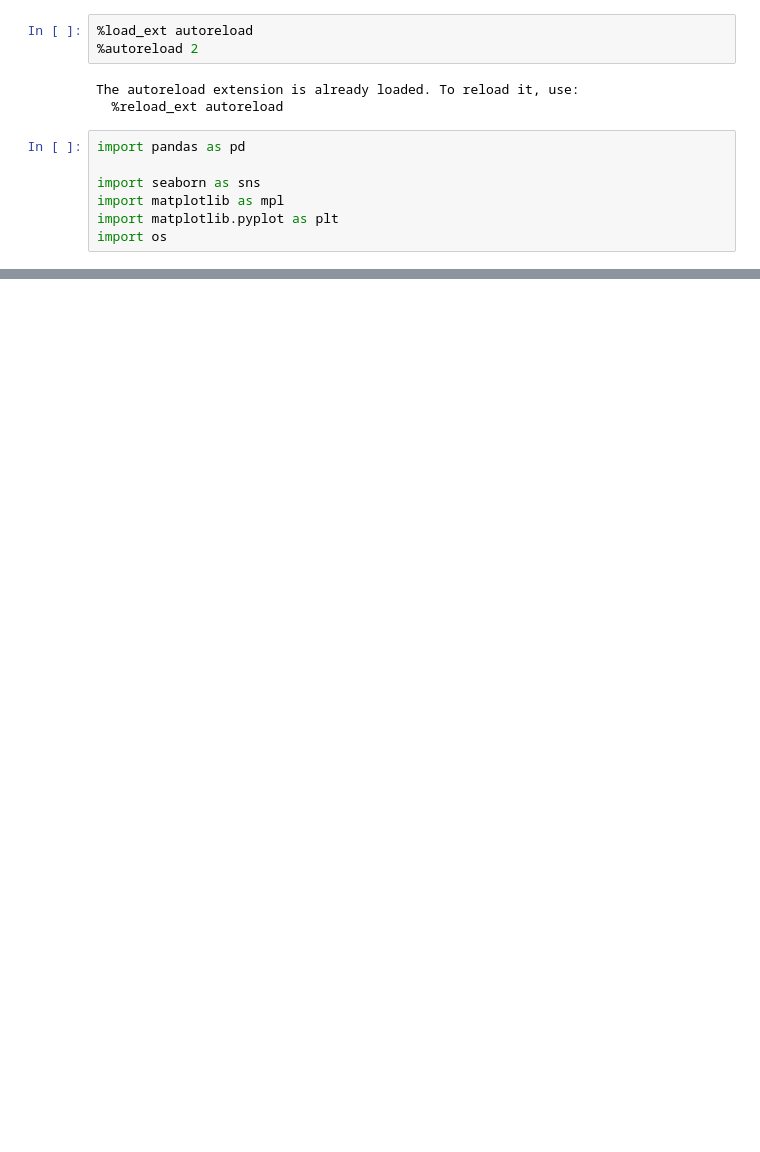
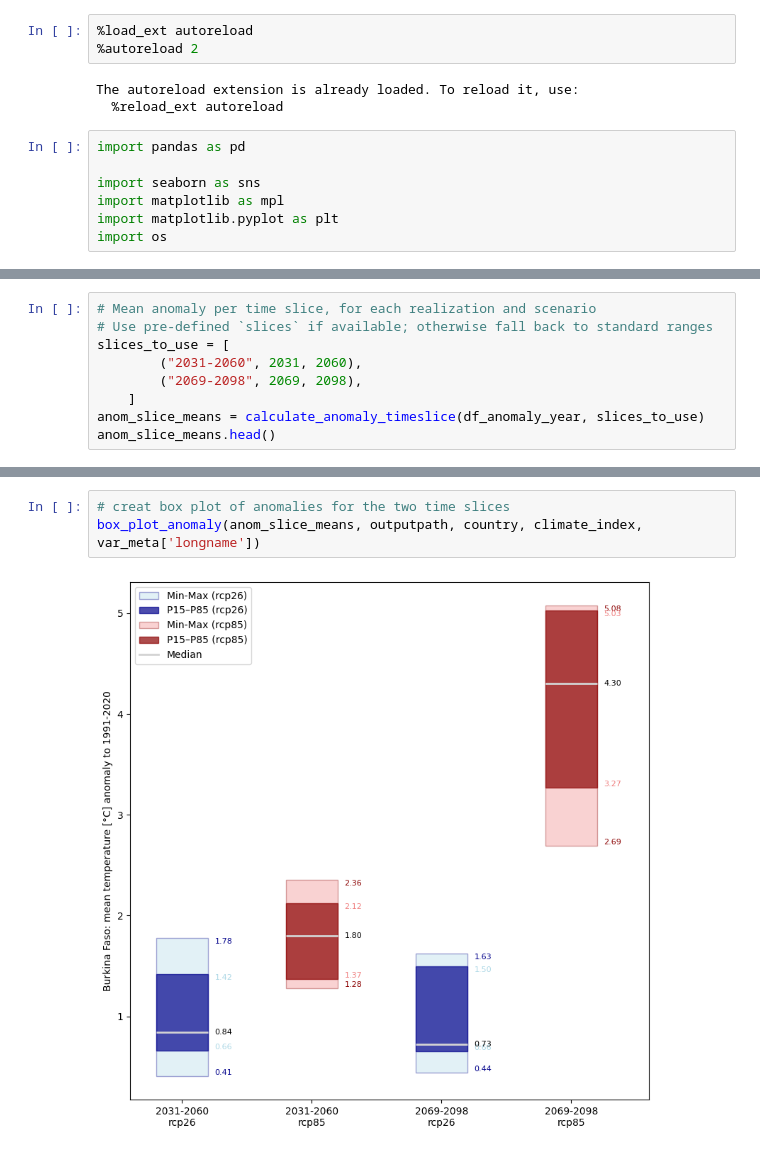
Before and after one commit to KatharinaBuelow/factsheet_africa, a Jupyter notebook: Notebooks/TIMESERIES/timeseries_TG_WASCAL.ipynb, the cells around one changed output, grey strips where cells are left out. Cells and saved outputs as stored; diff of their text form; blank space fills up the shorter version.

```diff
--- a/Notebooks/TIMESERIES/timeseries_TG_WASCAL.ipynb
+++ b/Notebooks/TIMESERIES/timeseries_TG_WASCAL.ipynb
@@ -160 +106,10 @@ df = calculate_anomaly(cut_data, '1991-01-01', '2020-12-31', longname)
 #df.head()
+# %%
+# Mean anomaly per time slice, for each realization and scenario
+# Use pre-defined `slices` if available; otherwise fall back to standard ranges
+slices_to_use = [
+        ("2031-2060", 2031, 2060),
+        ("2069-2098", 2069, 2098),
+    ]
+anom_slice_means = calculate_anomaly_timeslice(df_anomaly_year, slices_to_use)
+anom_slice_means.head()
@@ -188,0 +139,5 @@ file liegt:  /work/ch0636/g300047/cicles/factsheet_africa/PLOTS/AFR22_timeseries
+# %%
+# creat box plot of anomalies for the two time slices
+box_plot_anomaly(anom_slice_means, outputpath, country, climate_index, var_meta['longname'])
+# %% [output]
+[figure, added]
```
Also changed, not shown: parts of 22 cells of this notebook, 1 other file.
